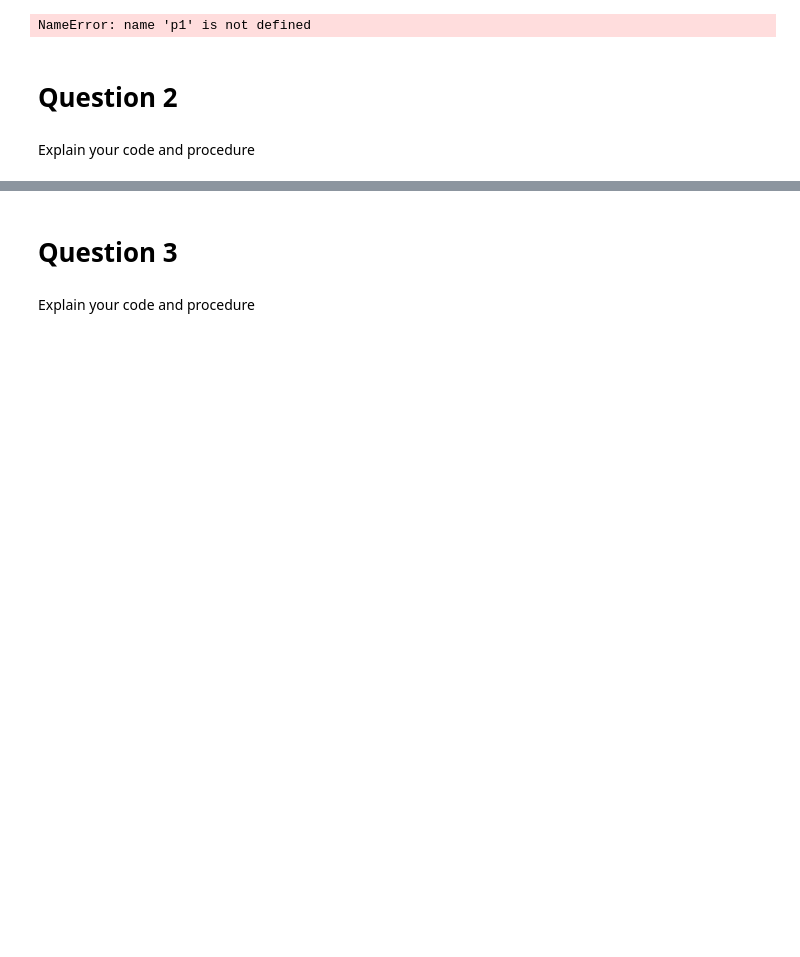
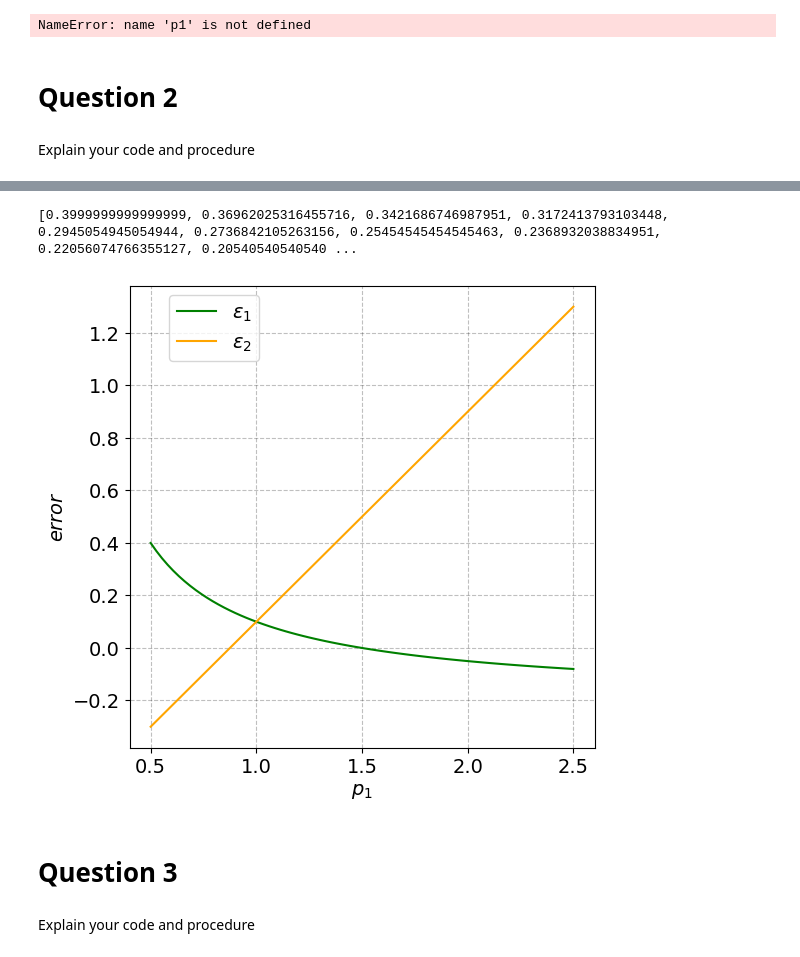
Before and after one commit to NumEconCopenhagen/projects-2024-team-westenholz, a Jupyter notebook: inauguralproject/inauguralproject.ipynb, the cells around one changed output, grey strips where cells are left out. Saved outputs shown, nothing was run; the diff lists cells and outputs as text; code cells hidden in the pictures; blank space fills up the shorter version.

```diff
--- a/inauguralproject/inauguralproject.ipynb
+++ b/inauguralproject/inauguralproject.ipynb
@@ -123,3 +125,29 @@ Explain your code and procedure
+# %%
+model = ExchangeEconomyClass()
+
+price1 = []
+error1 = []
+error2 = []
+
+for var in range(76):
+    price = 0.5 + 2 * (var / 75)
+    eps1,eps2 = model.check_market_clearing(price)
+
+    price1.append(price)
+    error1.append(eps1)
+    error2.append(eps2)
+
+fig = plt.figure(frameon=False, figsize=(6, 6), dpi=100)
+plot = fig.add_subplot(1,1,1)
+plot.set_xlabel("$p_1$")
+plot.set_ylabel("$error$")
+
+plot.plot(price1, error1, marker='', color='green', label='$\epsilon_1$')  # Corrected label
+plot.plot(price1, error2, marker='', color='orange', label='$\epsilon_2$')
+plot.legend(frameon=True,loc='upper right',bbox_to_anchor=(0.3,1))
+# %% [output]
+[0.3999999999999999, 0.36962025316455716, 0.3421686746987951, 0.3172413793103448, 0.2945054945054944, 0.2736842105263156, 0.25454545454545463, 0.2368932038834951, 0.22056074766355127, 0.20540540540540 ...
+[figure, added]
 # %% [markdown]
 # Question 3
 # %% [markdown]
```
Also changed, not shown: parts of 10 cells of this notebook, 1 other file.
